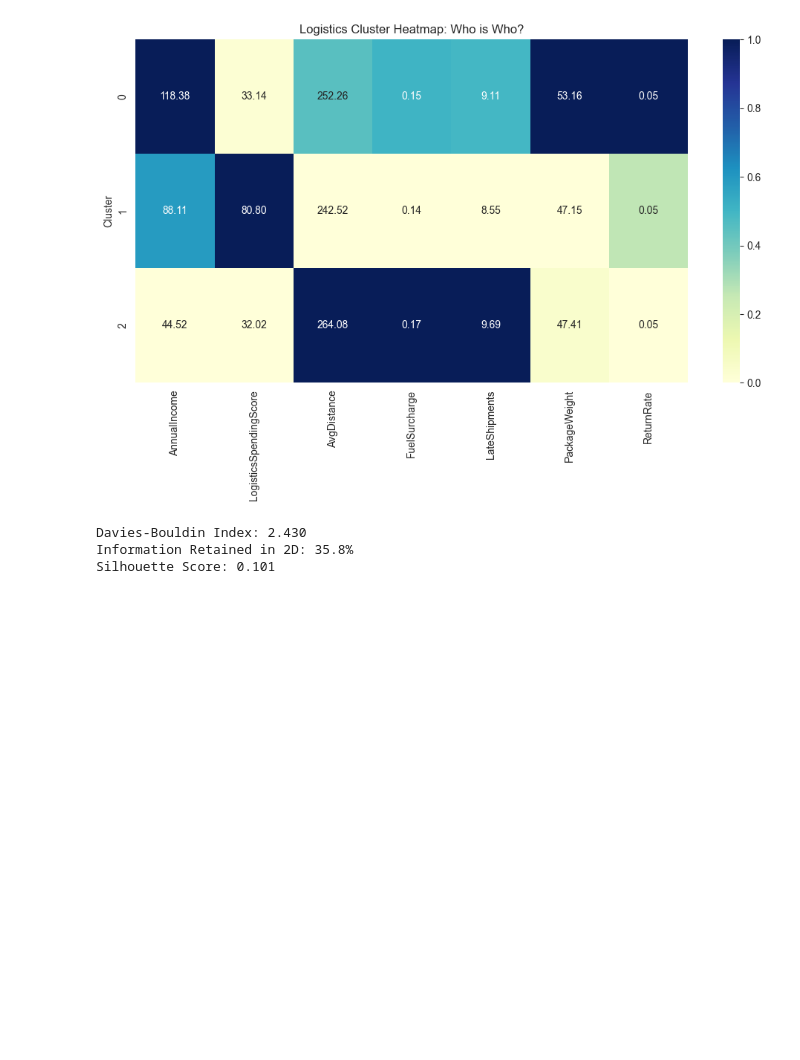
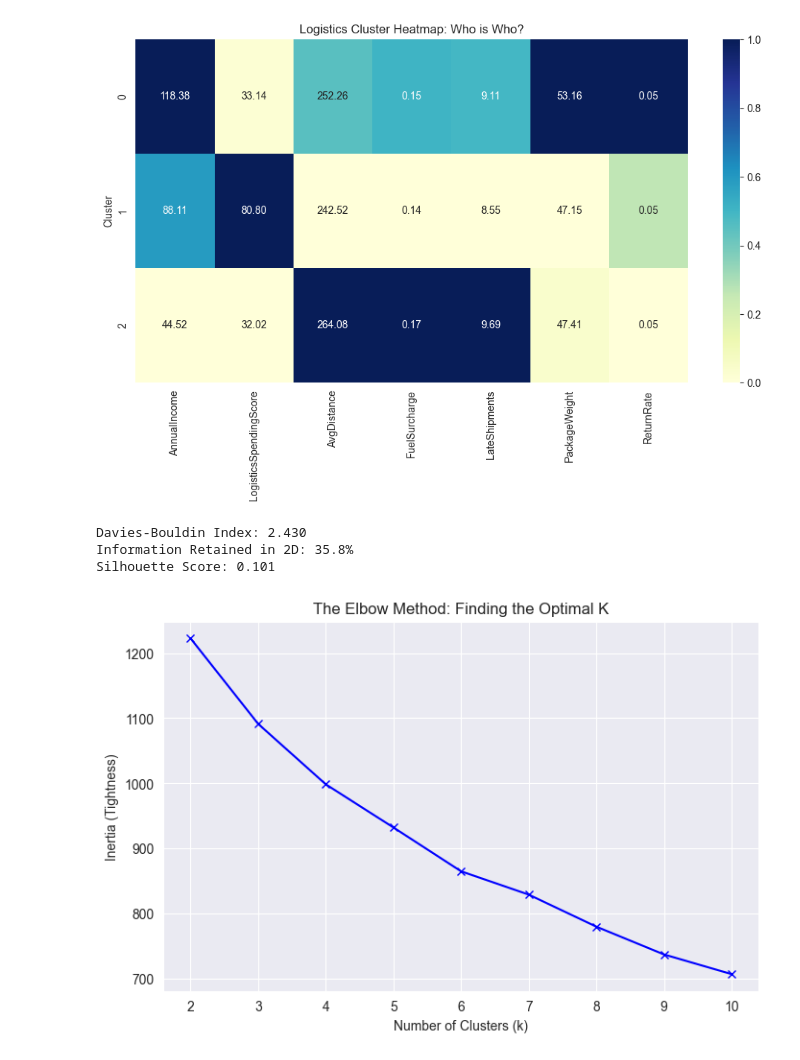
Before and after one commit to ZacharyScheer16/Beginner-Python-Projects, a Jupyter notebook: scikitLearnYT/Gemini4MiniProject.ipynb, the cells around one changed output. Saved outputs shown, nothing was run; the diff lists cells and outputs as text; code cells hidden in the pictures; blank space fills up the shorter version.

```diff
--- a/scikitLearnYT/Gemini4MiniProject.ipynb
+++ b/scikitLearnYT/Gemini4MiniProject.ipynb
@@ -186,3 +186,21 @@ print(f"Silhouette Score: {score:.3f}")
 Davies-Bouldin Index: 2.430
 Information Retained in 2D: 35.8%
 Silhouette Score: 0.101
+# %%
+inertia_list = []
+k_range = range(2, 11)
+
+for k in k_range:
+    model = KMeans(n_clusters=k, random_state=42, n_init=10)
+    model.fit(X_7D_scaled)
+    inertia_list.append(model.inertia_)
+
+# Plotting the Elbow
+plt.figure(figsize=(8, 5))
+plt.plot(k_range, inertia_list, 'bx-')
+plt.xlabel('Number of Clusters (k)')
+plt.ylabel('Inertia (Tightness)')
+plt.title('The Elbow Method: Finding the Optimal K')
+plt.show()
+# %% [output]
+[figure, added]
```
